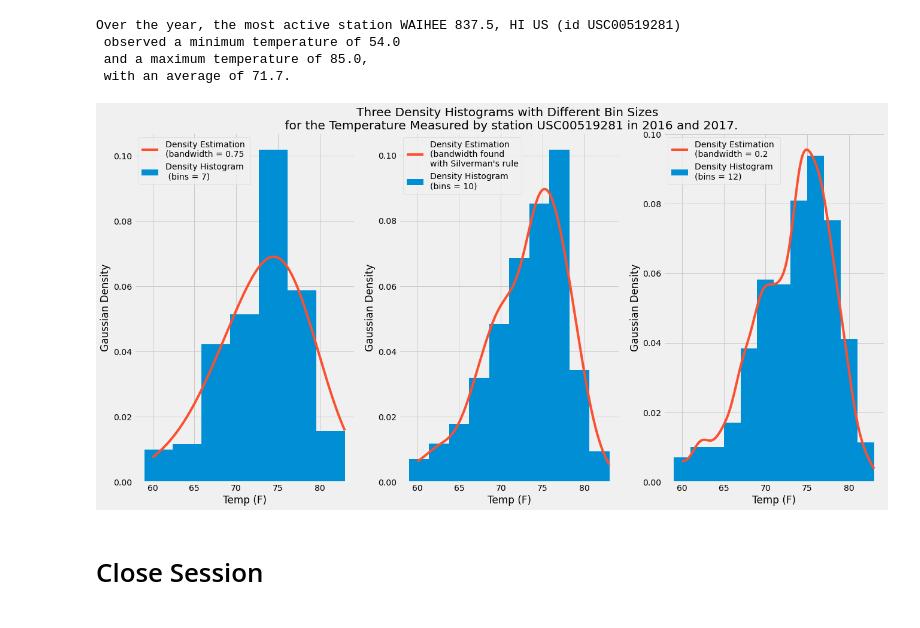
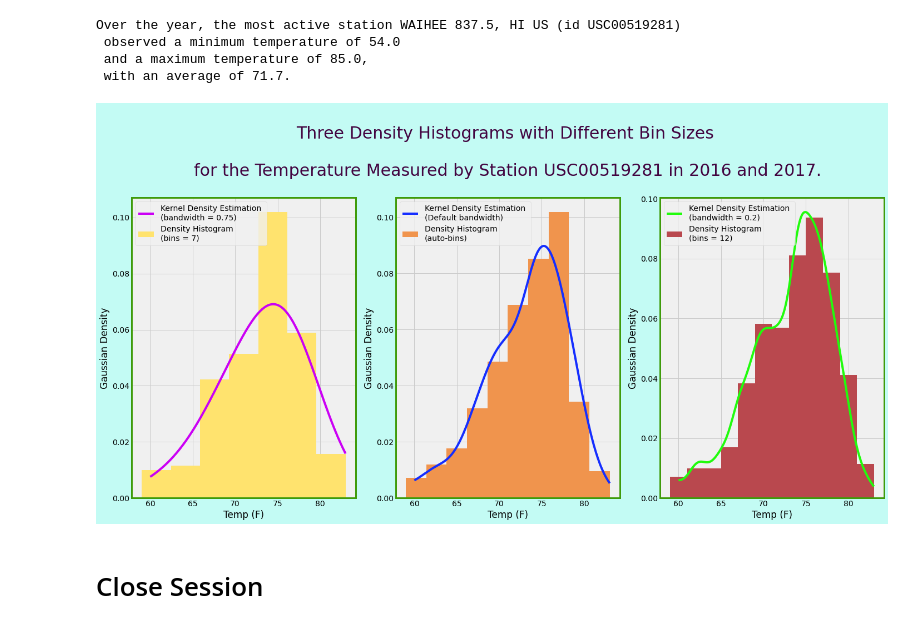
Before and after one commit to maxkrueger96/sqlalchemy-challenge, a Jupyter notebook: analysis.ipynb, the cells around one changed output. Saved outputs shown, nothing was run; the diff lists cells and outputs as text; code cells hidden in the pictures.

```diff
--- a/analysis.ipynb
+++ b/analysis.ipynb
@@ -227,42 +227,64 @@ Over the year, the most active station WAIHEE 837.5, HI US (id USC00519281)
 # Query the last 12 months of temperature observation data for this station and plot the results as a histogram
 year_temps = session.query(Measurement.station, Measurement.date, Measurement.tobs).\
                 filter(Measurement.date >= prev_year_dt - dt.timedelta(days=1)).\
                 filter_by(station= active_temps[0])
 
 temp_df= pd.read_sql_query(year_temps.statement,engine)
 
 fig, (ax1,ax2,ax3) = plt.subplots(1,3,figsize=(20,10))
-hist1 = ax1.hist(temp_df['tobs'],bins = 7,density=True, label = "Density Histogram \n (bins = 7)")
+hist1 = ax1.hist(temp_df['tobs'],bins = 7,density=True, label = "Density Histogram \n(bins = 7)",color="xkcd:yellow tan")
 dense1 = gaussian_kde(temp_df['tobs'],bw_method=.75)
 x = np.linspace(60,83,200)
-kde1 = ax1.plot(x,dense1(x),label="Density Estimation \n(bandwidth = 0.75")
+kde1 = ax1.plot(x,dense1(x),label="Kernel Density Estimation \n(bandwidth = 0.75)",color="xkcd:hot purple")
 
-hist2 = ax2.hist(temp_df['tobs'],density=True, label = "Density Histogram \n(bins = 10)")
+hist2 = ax2.hist(temp_df['tobs'],density=True, label = "Density Histogram \n(auto-bins)",color="xkcd:faded orange")
 dense2 = gaussian_kde(temp_df['tobs'])
-kde2 = ax2.plot(x,dense2(x),label="Density Estimation \n(bandwidth found \nwith Silverman's rule")
+kde2 = ax2.plot(x,dense2(x),label="Kernel Density Estimation \n(Default bandwidth)",color="xkcd:vivid blue")
 
-hist3 = ax3.hist(temp_df['tobs'],bins=12,density=True, label = "Density Histogram \n(bins = 12)")
+hist3 = ax3.hist(temp_df['tobs'],bins=12,density=True, label = "Density Histogram \n(bins = 12)",color="xkcd:dusty red")
 dense3 = gaussian_kde(temp_df['tobs'],bw_method=0.2)
-kde3 = ax3.plot(x,dense3(x),label="Density Estimation \n(bandwidth = 0.2")
+kde3 = ax3.plot(x,dense3(x),label="Kernel Density Estimation \n(bandwidth = 0.2)",color="xkcd:electric green")
+
+
+ax1.spines["top"].set_color('xkcd:grass green')
+ax2.spines["top"].set_color('xkcd:grass green')
+ax3.spines["top"].set_color('xkcd:grass green')
+ax1.spines["bottom"].set_color('xkcd:grass green')
+ax2.spines["bottom"].set_color('xkcd:grass green')
+ax3.spines["bottom"].set_color('xkcd:grass green')
+ax1.spines["left"].set_color('xkcd:grass green')
+ax2.spines["left"].set_color('xkcd:grass green')
+ax3.spines["left"].set_color('xkcd:grass green')
+ax1.spines["right"].set_color('xkcd:grass green')
+ax2.spines["right"].set_color('xkcd:grass green')
+ax3.spines["right"].set_color('xkcd:grass green')
+
+ax1.figure.set_facecolor(color='xkcd:duck egg blue')
+ax2.figure.set_facecolor(color='xkcd:duck egg blue')
+ax3.figure.set_facecolor(color='xkcd:duck egg blue')
+
 
 xl = "Temp (F)"
 y1 = "Gaussian Density"
 
 ax1.set_xlabel(xl)
 ax2.set_xlabel(xl)
 ax3.set_xlabel(xl)
 ax1.set_ylabel(y1)
 ax2.set_ylabel(y1)
 ax3.set_ylabel(y1)
 
 
-leg1=ax1.legend()
+leg1=ax1.legend(loc='upper left')
 leg2=ax2.legend()
-ax2.set_title(f"Three Density Histograms with Different Bin Sizes \n for the Temperature Measured by station {active_temps[0]} in 2016 and 2017.")
+ax2.set_title(f"\nThree Density Histograms with Different Bin Sizes \n\nfor the Temperature Measured by Station {active_temps[0]} in 2016 and 2017.\n",fontsize = 30,color='xkcd:eggplant purple')
 leg3=ax3.legend()
+plt.tight_layout()
+plt.subplots_adjust(top=1.75)
+plt.subplots_adjust(bottom=1)
 plt.show()
 # %% [output]
-[figure, old version]
+[figure, new version]
 # %%
 plt.close('all')
 # %% [markdown]
```
